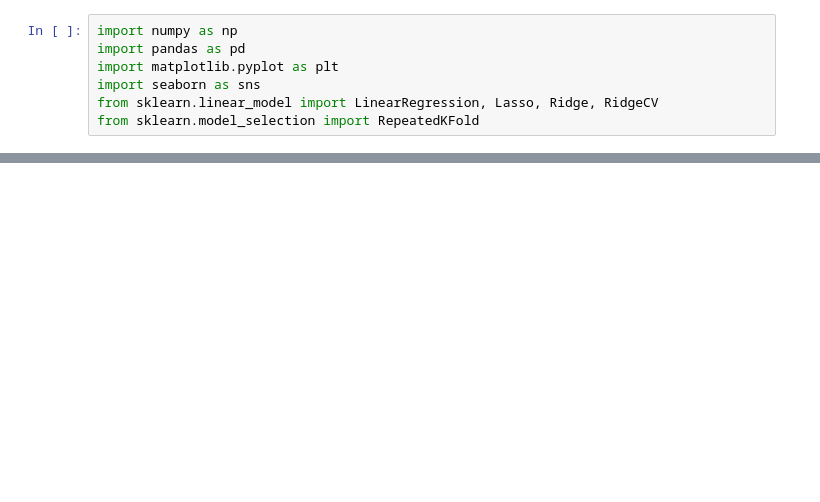
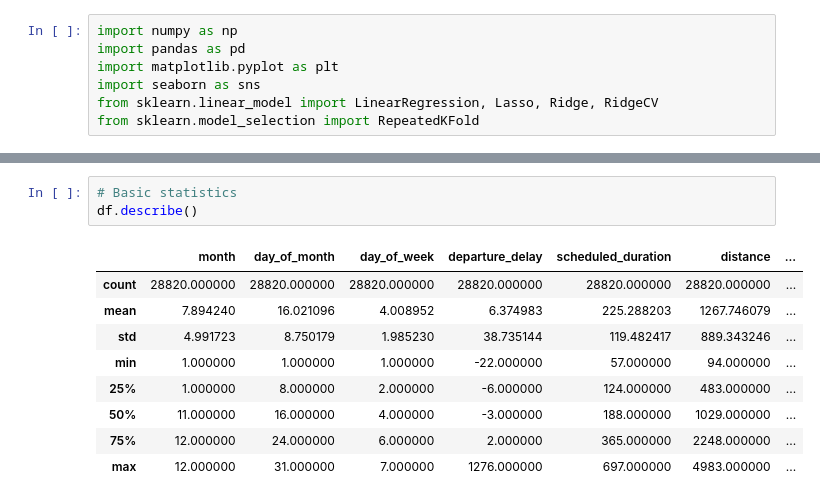
Before and after one commit to bytesbyt/ds_lr_predicting_taxi_out_delay, a Jupyter notebook: ds_predicting_taxi_out_delay.ipynb, the cells around one changed output, grey strips where cells are left out. Cells and saved outputs as stored; diff of their text form; blank space fills up the shorter version.

```diff
--- a/ds_predicting_taxi_out_delay.ipynb
+++ b/ds_predicting_taxi_out_delay.ipynb
@@ -24,0 +175,13 @@ data
+# %%
+# Basic statistics
+df.describe()
+# %% [output]
+|  | month | day_of_month | day_of_week | departure_delay | scheduled_duration | distance | ... |
+| count | 28820.000000 | 28820.000000 | 28820.000000 | 28820.000000 | 28820.000000 | 28820.000000 | ... |
+| mean | 7.894240 | 16.021096 | 4.008952 | 6.374983 | 225.288203 | 1267.746079 | ... |
+| std | 4.991723 | 8.750179 | 1.985230 | 38.735144 | 119.482417 | 889.343246 | ... |
+| min | 1.000000 | 1.000000 | 1.000000 | -22.000000 | 57.000000 | 94.000000 | ... |
+| 25% | 1.000000 | 8.000000 | 2.000000 | -6.000000 | 124.000000 | 483.000000 | ... |
+| 50% | 11.000000 | 16.000000 | 4.000000 | -3.000000 | 188.000000 | 1029.000000 | ... |
+| 75% | 12.000000 | 24.000000 | 6.000000 | 2.000000 | 365.000000 | 2248.000000 | ... |
+| max | 12.000000 | 31.000000 | 7.000000 | 1276.000000 | 697.000000 | 4983.000000 | ... |
```
Also changed, not shown: parts of 15 cells of this notebook, 1 other file.
